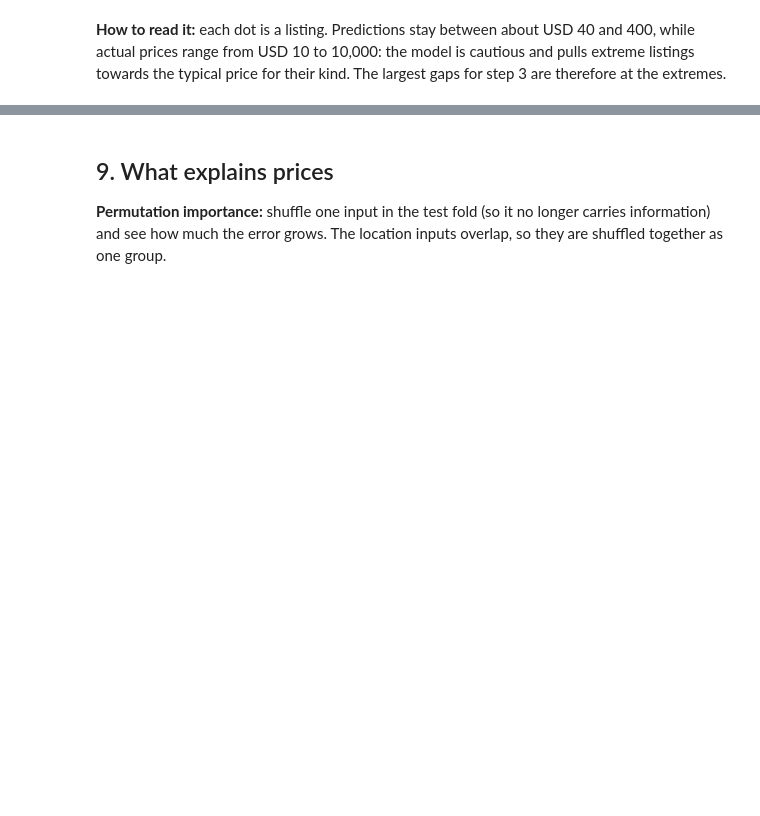
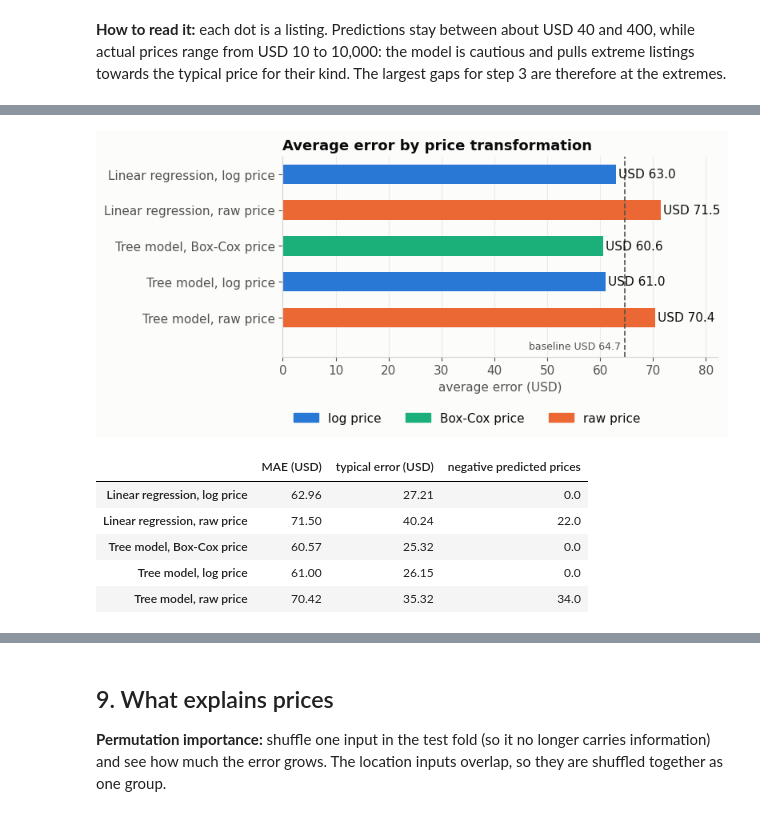
Before and after one commit to aabouraya/airbnb-nyc-pricing-segments, a Jupyter notebook: notebooks/03_regression.ipynb, the cells around one changed output, grey strips where cells are left out. Cells and saved outputs as stored; diff of their text form; code cells hidden in the pictures; blank space fills up the shorter version.

Commit message:
Add log, Box-Cox and raw price comparison to the regression notebook

```diff
--- a/notebooks/03_regression.ipynb
+++ b/notebooks/03_regression.ipynb
@@ -312,0 +316,45 @@ plt.tight_layout(); plt.show()
+# %%
+tree_settings = tree.regressor   # the tree model's pipeline, default settings
+versions = {
+    "Linear regression, log price": TransformedTargetRegressor(regressor=linear.regressor, func=np.log, inverse_func=np.exp),
+    "Linear regression, raw price": linear.regressor,
+    "Tree model, Box-Cox price": TransformedTargetRegressor(regressor=tree_settings,
+                                                            transformer=PowerTransformer(method="box-cox", standardize=False)),
+    "Tree model, log price": TransformedTargetRegressor(regressor=tree_settings, func=np.log, inverse_func=np.exp),
+    "Tree model, raw price": tree_settings,
+}
+log_vs_raw = {}
+for name, model in versions.items():
+    pred = out_of_fold(model)
+    log_vs_raw[name] = {"MAE (USD)": mean_absolute_error(y, pred),
+                        "typical error (USD)": np.median(np.abs(y - pred)),
+                        "negative predicted prices": int((pred <= 0).sum())}
+log_vs_raw = pd.DataFrame(log_vs_raw).T
+baseline_mae = results["Baseline"]["MAE (USD)"]
+
+fig, ax = plt.subplots(figsize=(8, 4.1))
+names = log_vs_raw.index[::-1]
+colors = [ORANGE if "raw" in n else AQUA if "Box-Cox" in n else BLUE for n in names]
+ax.barh(names, log_vs_raw.loc[names, "MAE (USD)"], color=colors, height=0.55)
+for i, v in enumerate(log_vs_raw.loc[names, "MAE (USD)"]):
+    ax.text(v + 0.5, i, f"USD {v:.1f}", va="center", color="#0b0b0b")
+ax.axvline(baseline_mae, color="#52514e", linewidth=1.2, linestyle="--")
+ax.set_ylim(-1.1, len(names) - 0.5)
+ax.text(baseline_mae - 0.8, -0.8, f"baseline USD {baseline_mae:.1f}", ha="right", va="center", fontsize=9, color="#52514e")
+ax.set_xlim(0, log_vs_raw["MAE (USD)"].max() * 1.15)
+from matplotlib.patches import Patch
+ax.legend(handles=[Patch(color=BLUE, label="log price"), Patch(color=AQUA, label="Box-Cox price"),
+                   Patch(color=ORANGE, label="raw price")],
+          frameon=False, loc="upper left", ncols=3, bbox_to_anchor=(0, -0.22))
+ax.set_title("Average error by price transformation")
+ax.set_xlabel("average error (USD)"); ax.grid(axis="y", visible=False)
+plt.tight_layout(); plt.show()
+log_vs_raw.round(2)
+# %% [output]
+[figure, added]
+|  | MAE (USD) | typical error (USD) | negative predicted prices |
+| Linear regression, log price | 62.96 | 27.21 | 0.0 |
+| Linear regression, raw price | 71.50 | 40.24 | 22.0 |
+| Tree model, Box-Cox price | 60.57 | 25.32 | 0.0 |
+| Tree model, log price | 61.00 | 26.15 | 0.0 |
+| Tree model, raw price | 70.42 | 35.32 | 34.0 |
```
Also changed, not shown: parts of 3 cells of this notebook.
